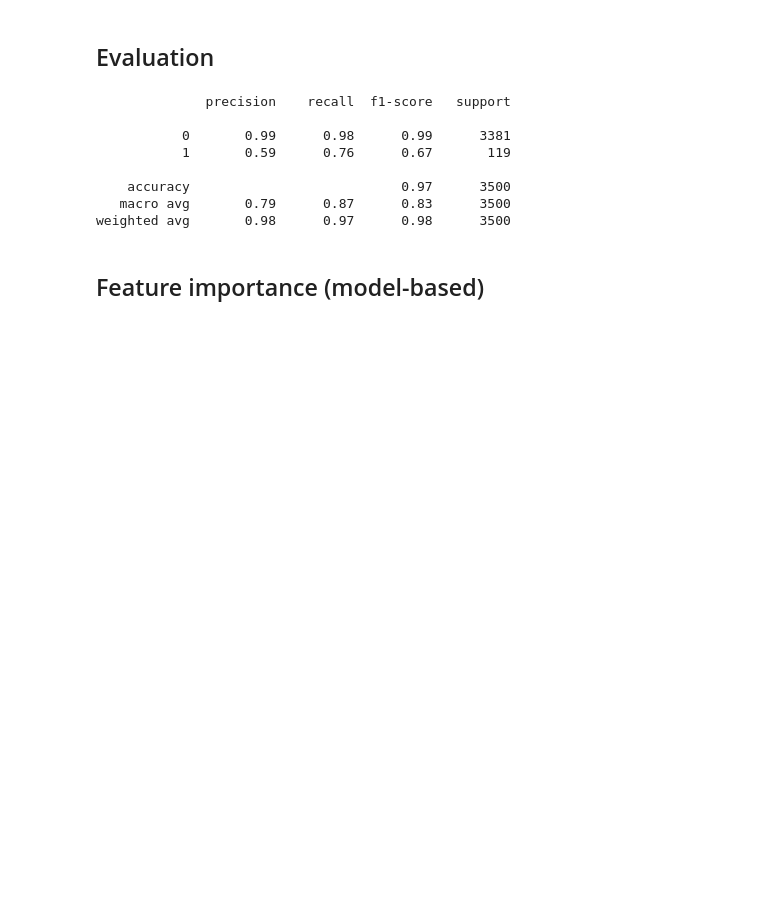
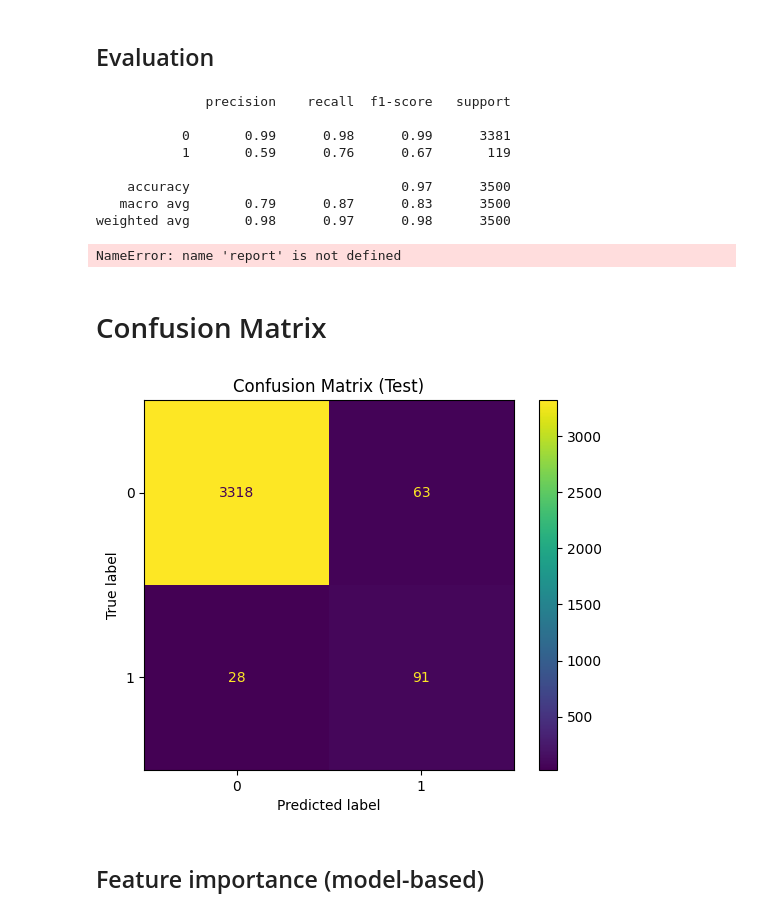
Before and after one commit to b1a3ed/predictive-maintenance, a Jupyter notebook: notebooks/main.ipynb, the cells around one changed output. Cells and saved outputs as stored; diff of their text form; code cells hidden in the pictures; blank space fills up the shorter version.

Commit message:
added reports

```diff
--- a/notebooks/main.ipynb
+++ b/notebooks/main.ipynb
@@ -191,7 +225,10 @@ RandomForestClassifier(max_depth=15, min_samples_split=5, n_estimators=200,
 # %%
 
 y_pred = clf.predict(X_test)
-print(classification_report(y_test, y_pred))
+report = classification_report(y_test, y_pred)
+print(report)
+with open("../reports/classification_report.txt", "w") as f:
+    f.write(report)
 # %% [output]
               precision    recall  f1-score   support
 
@@ -201,6 +238,19 @@ print(classification_report(y_test, y_pred))
     accuracy                           0.97      3500
    macro avg       0.79      0.87      0.83      3500
 weighted avg       0.98      0.97      0.98      3500
+NameError: name 'report' is not defined
+# %% [markdown]
+# Confusion Matrix
+# %%
+from sklearn.metrics import ConfusionMatrixDisplay
+import matplotlib.pyplot as plt
+
+ConfusionMatrixDisplay.from_predictions(y_test, y_pred)
+plt.title("Confusion Matrix (Test)")
+plt.savefig("../figures/confusion_matrix.png", dpi=150, bbox_inches='tight')
+plt.show()
+# %% [output]
+[figure, added]
 # %% [markdown]
 ## Feature importance (model-based)
 # %%
```
Also changed, not shown: parts of 4 cells of this notebook, 1 other file.
